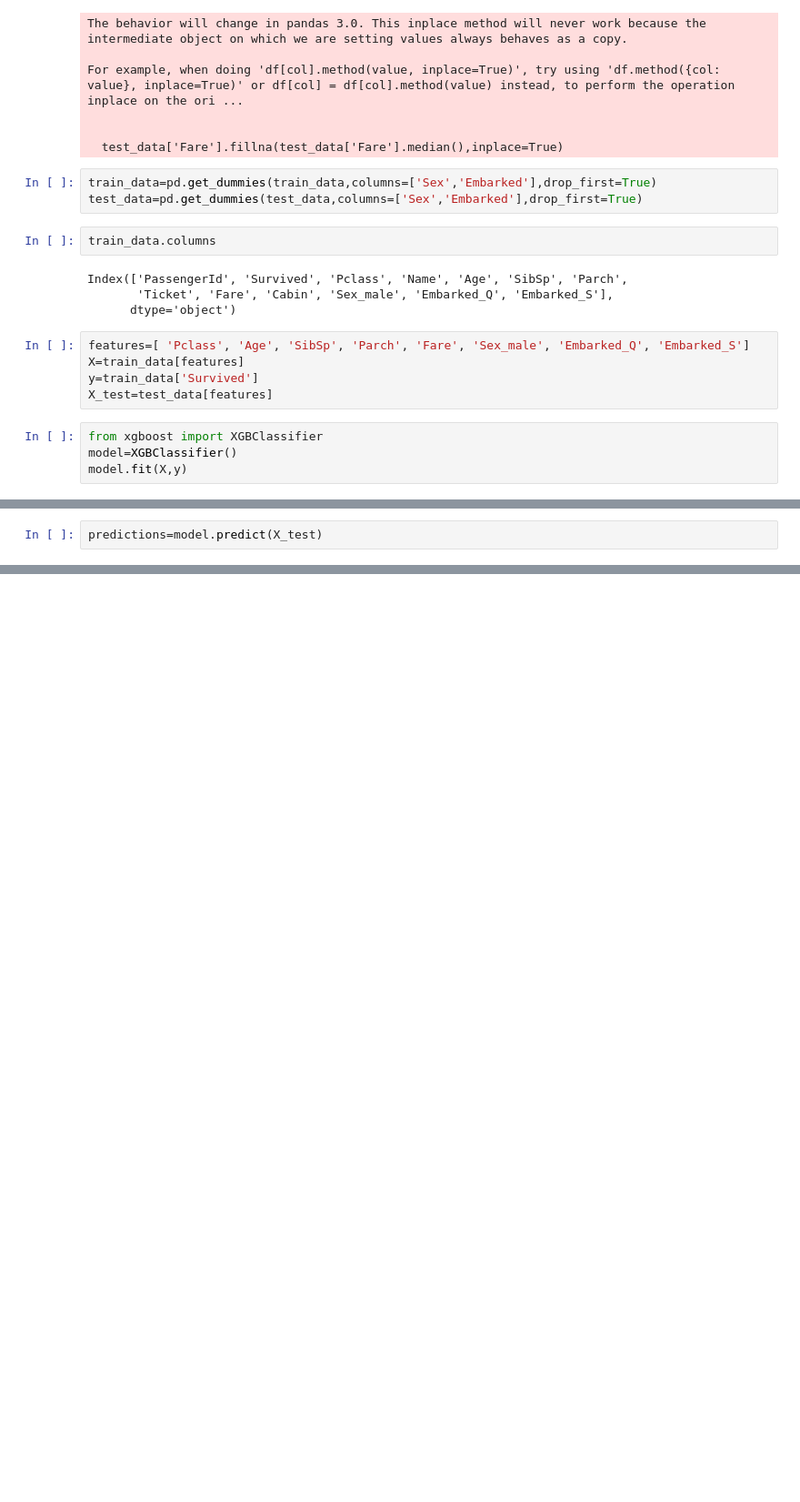
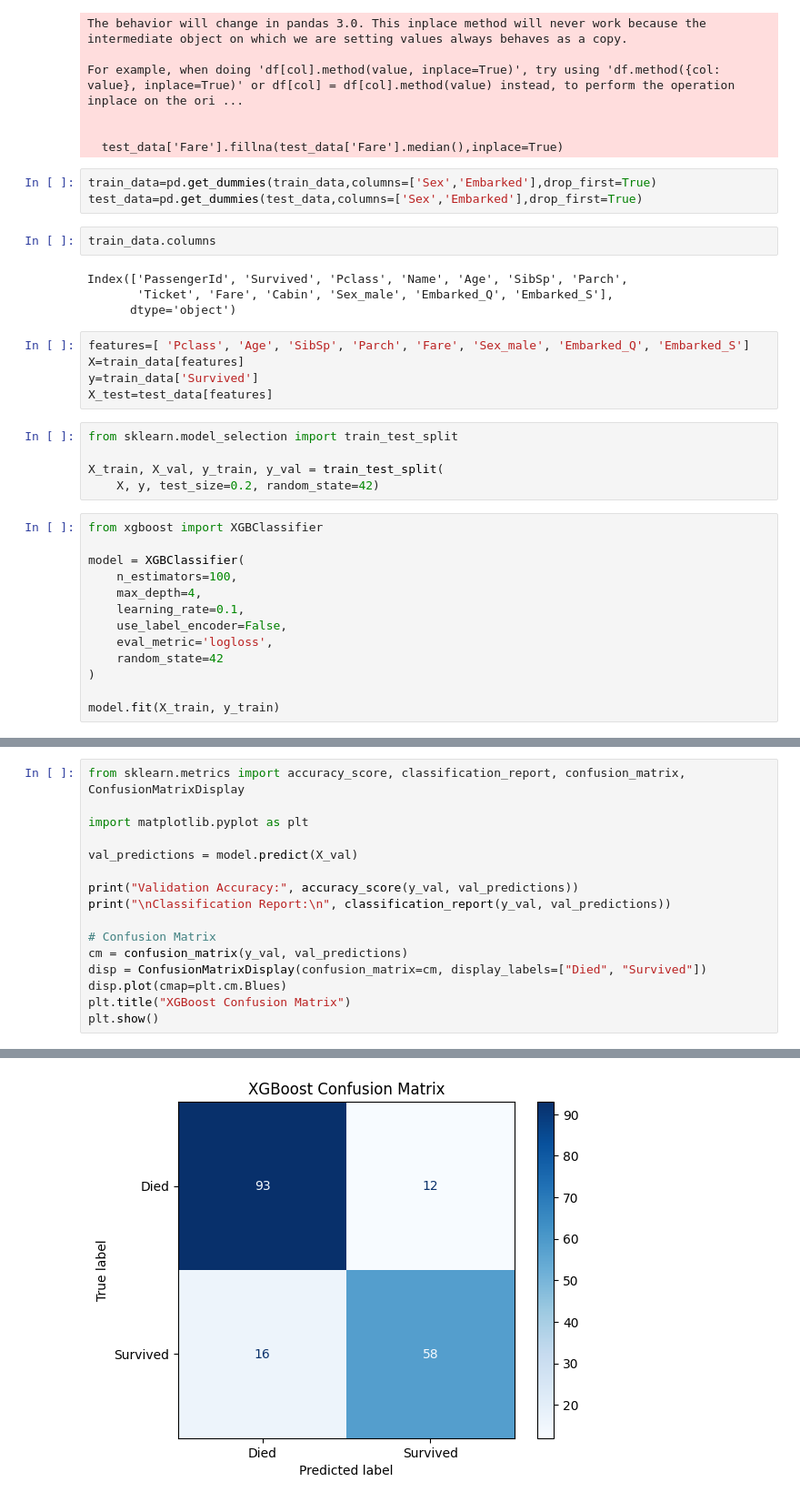
Before and after one commit to Mohammed-Abdul-Rafe-Sajid/ML-practice, a Jupyter notebook: xgboost-on-titanic-dataset.ipynb, the cells around one changed output, grey strips where cells are left out. Shown: that part at 91% size. Saved outputs shown, nothing was run; the diff lists cells and outputs as text; blank space fills up the shorter version.

Commit message:
Kaggle Notebook | XGBoost on titanic dataset with params tuning | Version 2

```diff
--- a/xgboost-on-titanic-dataset.ipynb
+++ b/xgboost-on-titanic-dataset.ipynb
@@ -122,10 +122,24 @@ features=[ 'Pclass', 'Age', 'SibSp', 'Parch', 'Fare', 'Sex_male', 'Embarked_Q',
 X=train_data[features]
 y=train_data['Survived']
 X_test=test_data[features]
+# %%
+from sklearn.model_selection import train_test_split
+
+X_train, X_val, y_train, y_val = train_test_split(
+    X, y, test_size=0.2, random_state=42)
 # %%
 from xgboost import XGBClassifier
-model=XGBClassifier()
-model.fit(X,y)
+
+model = XGBClassifier(
+    n_estimators=100,
+    max_depth=4,
+    learning_rate=0.1,
+    use_label_encoder=False,
+    eval_metric='logloss',
+    random_state=42
+)
+
+model.fit(X_train, y_train)
 # %% [output]
 XGBClassifier(base_score=None, booster=None, callbacks=None,
               colsample_bylevel=None, colsample_bynode=None,
@@ -141,2 +155,17 @@ XGBClassifier(base_score=None, booster=None, callbacks=None,
-# %%
-predictions=model.predict(X_test)
+# %%
+from sklearn.metrics import accuracy_score, classification_report, confusion_matrix, ConfusionMatrixDisplay
+
+import matplotlib.pyplot as plt
+
+val_predictions = model.predict(X_val)
+
+print("Validation Accuracy:", accuracy_score(y_val, val_predictions))
+print("\nClassification Report:\n", classification_report(y_val, val_predictions))
+
+# Confusion Matrix
+cm = confusion_matrix(y_val, val_predictions)
+disp = ConfusionMatrixDisplay(confusion_matrix=cm, display_labels=["Died", "Survived"])
+disp.plot(cmap=plt.cm.Blues)
+plt.title("XGBoost Confusion Matrix")
+plt.show()
+# %% [output]
@@ -143 +183,2 @@ predictions=model.predict(X_test)
+[figure, added]
 # %%
```
Also changed, not shown: parts of 3 cells of this notebook.
